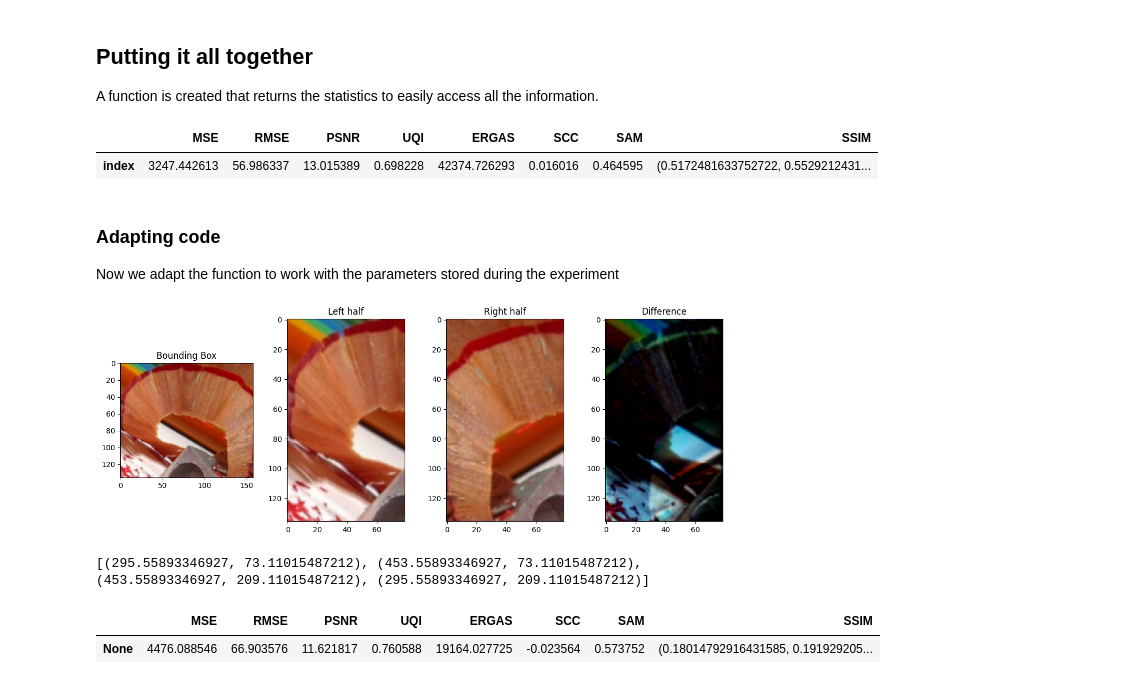
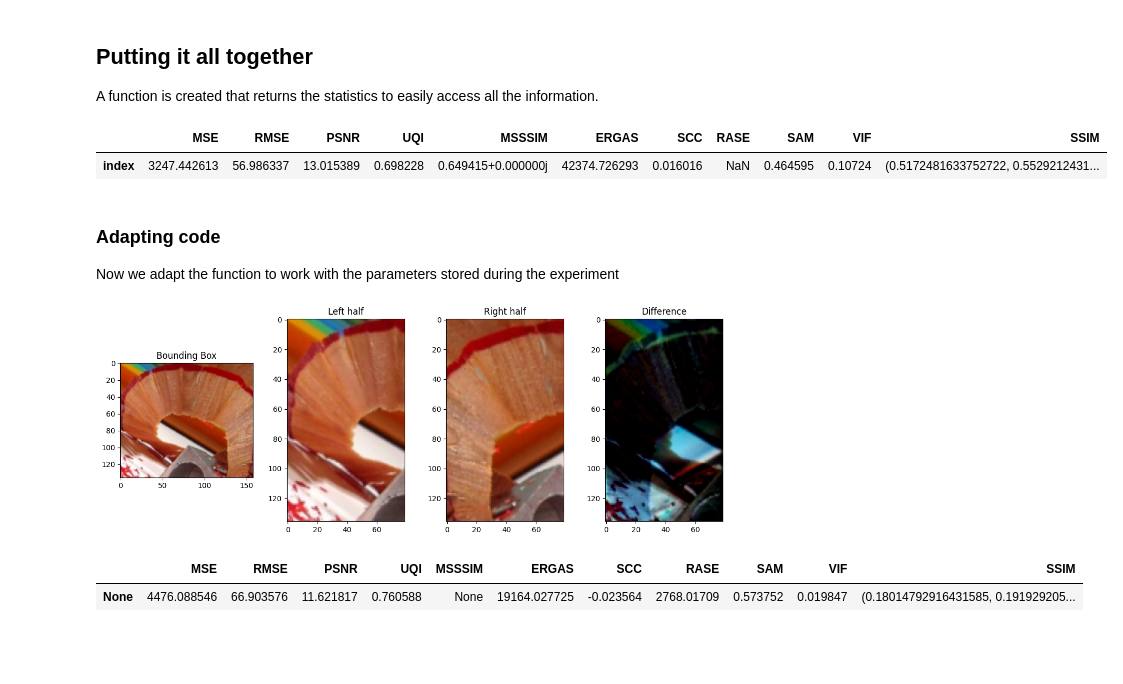
Before and after one commit to GMuradas99/Strength-Of-Symmetry, a Jupyter notebook: symmetry-strength.ipynb, the cells around one changed output. Drawn from its saved outputs; the diff is of its cells as text; code cells hidden in the pictures; blank space fills up the shorter version.

Commit message:
Added error handling on metrics

```diff
--- a/symmetry-strength.ipynb
+++ b/symmetry-strength.ipynb
@@ -292,36 +368,36 @@ A function is created that returns the statistics to easily access all the infor
 def symmetryStrengthStartVertex(imgPath, index, startVertex, bbWidthAndLength, rotationDegrees, onlyUQUI = False, resolutionFactor = None):
     # Reading the image
     img = cv2.imread(imgPath)
     img = cv2.cvtColor(img, cv2.COLOR_BGR2RGB)
 
     # Rotating and cropping
     rotationMatrix = cv2.getRotationMatrix2D((img.shape[1]//2,img.shape[0]//2),-rotationDegrees,1)
     img = cv2.warpAffine(img,rotationMatrix,(img.shape[1], img.shape[0]))
     img = img[startVertex[1]:startVertex[1]+bbWidthAndLength[1], startVertex[0]:startVertex[0]+bbWidthAndLength[0]]
 
     #Dividing in left and right
     leftHalf = img[:, :bbWidthAndLength[0]//2]
     rightHalf = img[:, bbWidthAndLength[0]//2:]
     rightHalf = cv2.flip(rightHalf, 1)
 
     # Copying the black pixels
     copyMask(rightHalf,leftHalf)
 
     # Reducing resolution
     if resolutionFactor is not None:
         # Reducing resolution
         leftHalf = cv2.resize(leftHalf, (leftHalf.shape[1]//resolutionFactor, leftHalf.shape[0]//resolutionFactor))
         rightHalf = cv2.resize(rightHalf, (leftHalf.shape[1]//resolutionFactor, leftHalf.shape[0]//resolutionFactor))
 
     if onlyUQUI:
         return uqi(leftHalf, rightHalf)
     else:
-        return getMetrics(index, leftHalf,rightHalf)
+        return getMetricsWithErrorHandling(index, leftHalf,rightHalf)
 
 symmetryStrengthStartVertex('butterfly.jpg','index' ,(165,230), (850, 350), -33)
 # %% [output]
-|  | MSE | RMSE | PSNR | UQI | ERGAS | SCC | SAM | SSIM |
-| index | 3247.442613 | 56.986337 | 13.015389 | 0.698228 | 42374.726293 | 0.016016 | 0.464595 | (0.5172481633752722, 0.5529212431... |
+|  | MSE | RMSE | PSNR | UQI | MSSSIM | ERGAS | SCC | RASE | SAM | VIF | SSIM |
+| index | 3247.442613 | 56.986337 | 13.015389 | 0.698228 | 0.649415+0.000000j | 42374.726293 | 0.016016 | NaN | 0.464595 | 0.10724 | (0.5172481633752722, 0.5529212431... |
 # %% [markdown]
 <h3>Adapting code</h3>
 Now we adapt the function to work with the parameters stored during the experiment
@@ -399,16 +475,18 @@ def symmetryStrength(img, centerX, centerY, width, height, rotation, axisHorizon
     if onlyUQUI:
         return uqi(leftHalf, rightHalf)
     else:
-        return getMetrics(index, leftHalf,rightHalf)
+        return getMetricsWithErrorHandling(index, leftHalf,rightHalf)
 
 
 image1 = cv2.imread('EVA - 4310.jpg')
 image1 = cv2.cvtColor(image1, cv2.COLOR_BGR2RGB)
 
 # cropImage(image1, 195.50881124968, 209.23800298195, 403, 55, 19.008633865881, True, display = True, onlyUQUI=True)
-symmetryStrength(image1, 374.55893346927, 141.11015487212, 157, 135, -38.349279699529, False, display = True)
+dict = symmetryStrength(image1, 374.55893346927, 141.11015487212, 157, 135, -38.349279699529, False, display = True)
 # %% [output]
 [figure]
-[(295.55893346927, 73.11015487212), (453.55893346927, 73.11015487212), (453.55893346927, 209.11015487212), (295.55893346927, 209.11015487212)]
-|  | MSE | RMSE | PSNR | UQI | ERGAS | SCC | SAM | SSIM |
-| None | 4476.088546 | 66.903576 | 11.621817 | 0.760588 | 19164.027725 | -0.023564 | 0.573752 | (0.18014792916431585, 0.191929205... |
+# %%
+dict
+# %% [output]
+|  | MSE | RMSE | PSNR | UQI | MSSSIM | ERGAS | SCC | RASE | SAM | VIF | SSIM |
+| None | 4476.088546 | 66.903576 | 11.621817 | 0.760588 | None | 19164.027725 | -0.023564 | 2768.01709 | 0.573752 | 0.019847 | (0.18014792916431585, 0.191929205... |
```
Also changed, not shown: parts of 5 cells of this notebook, 1 other file.
